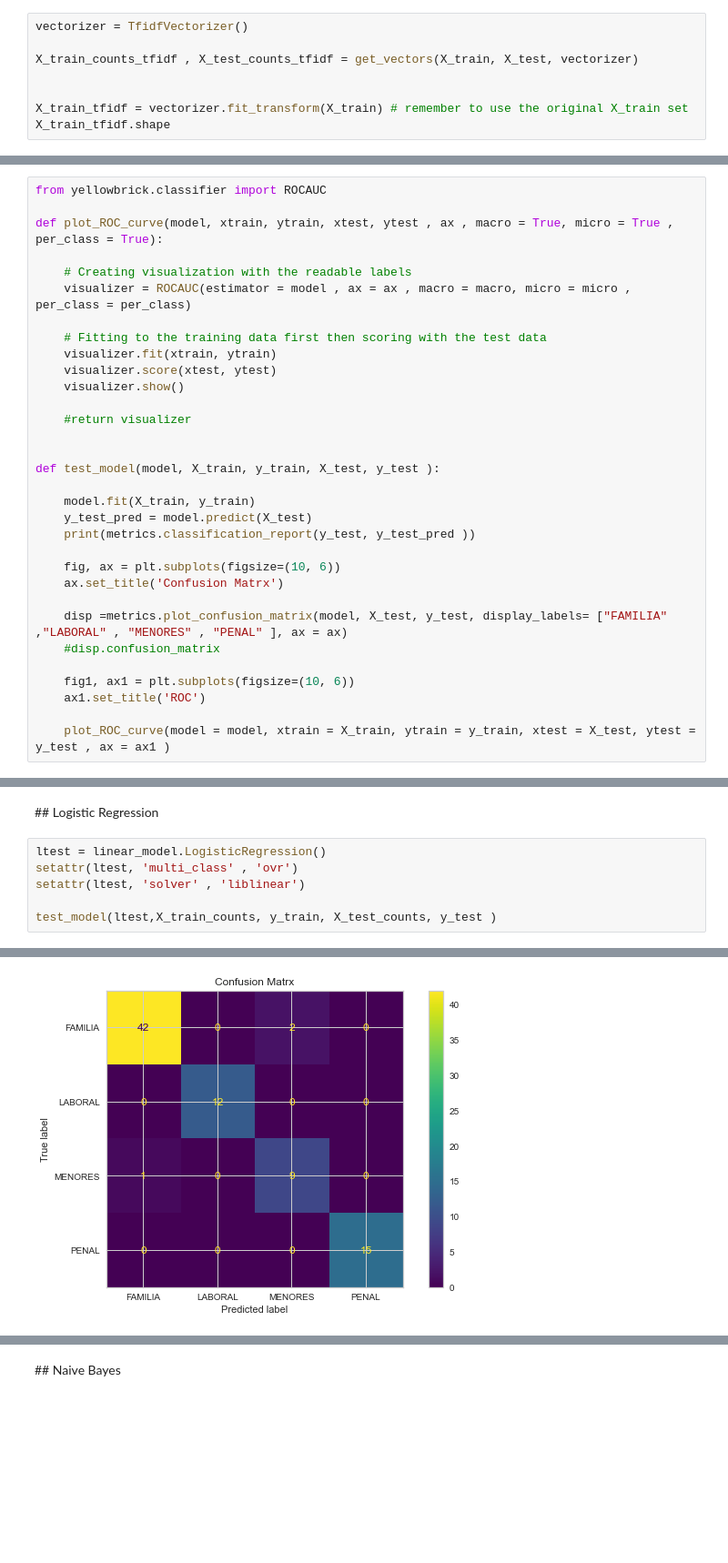
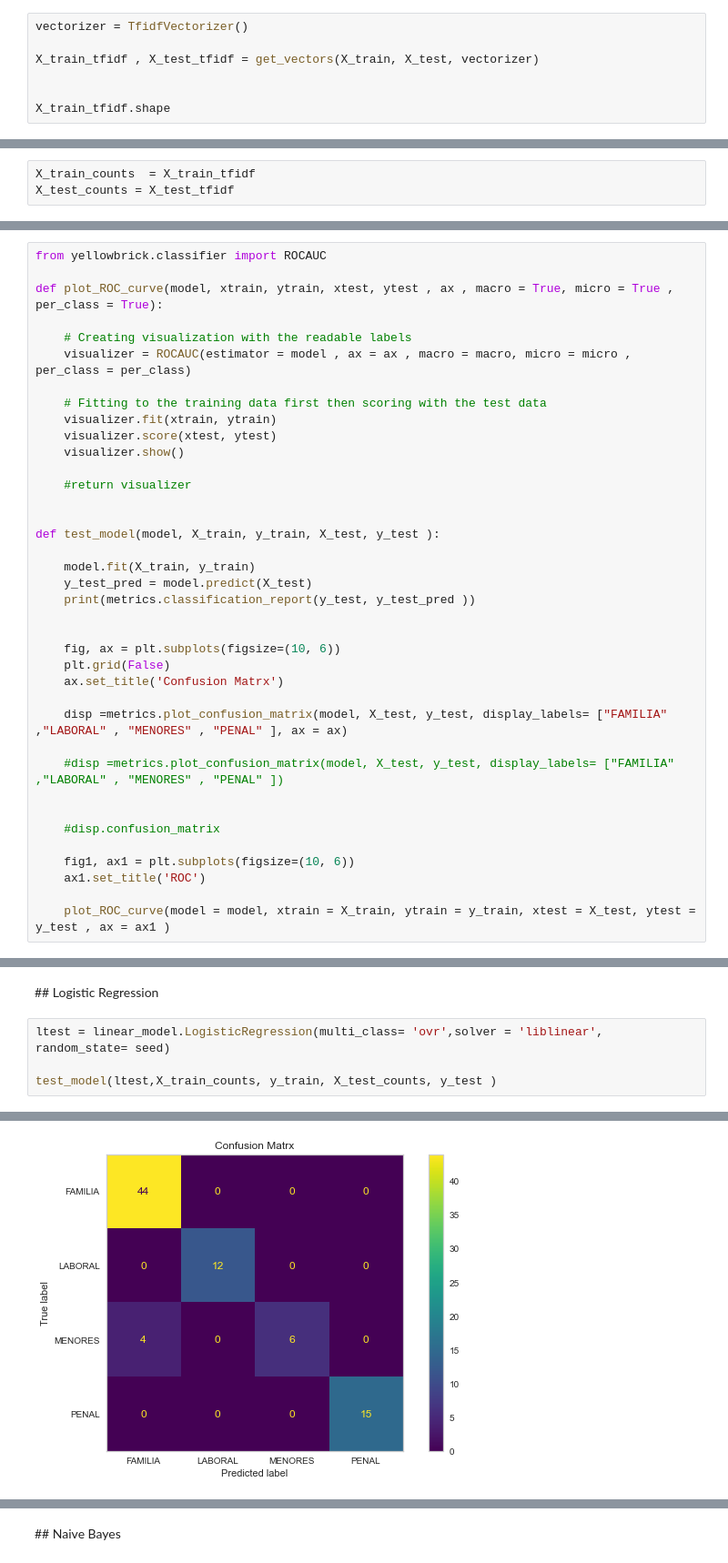
Before and after one commit to cgoviedo/Diplodatos, a Jupyter notebook: mentoria/Practico 3 - Introduccion al aprendizaje automatico.ipynb, the cells around one changed output, grey strips where cells are left out. Shown at 91% size. Cells and saved outputs as stored; diff of their text form; blank space fills up the shorter version.

```diff
--- a/mentoria/Practico 3 - Introduccion al aprendizaje automatico.ipynb
+++ b/mentoria/Practico 3 - Introduccion al aprendizaje automatico.ipynb
@@ -129,10 +129,9 @@ Notar que en IDF, cuando la cantidad de documentos que tienen la palabra, se ace
 # %%
 vectorizer = TfidfVectorizer()
 
-X_train_counts_tfidf , X_test_counts_tfidf = get_vectors(X_train, X_test, vectorizer)
+X_train_tfidf , X_test_tfidf = get_vectors(X_train, X_test, vectorizer)
 
 
-X_train_tfidf = vectorizer.fit_transform(X_train) # remember to use the original X_train set
 X_train_tfidf.shape
 # %% [output]
 (162, 15696)
@@ -151,0 +153,3 @@ Cantidad de documentos:81, Cantidad de dimensiones por documento: 15696
+# %%
+X_train_counts  = X_train_tfidf
+X_test_counts = X_test_tfidf
@@ -224,10 +231,16 @@ def test_model(model, X_train, y_train, X_test, y_test ):
     y_test_pred = model.predict(X_test)
     print(metrics.classification_report(y_test, y_test_pred ))
 
+
     fig, ax = plt.subplots(figsize=(10, 6))
+    plt.grid(False)
     ax.set_title('Confusion Matrx')
 
     disp =metrics.plot_confusion_matrix(model, X_test, y_test, display_labels= ["FAMILIA" ,"LABORAL" , "MENORES" , "PENAL" ], ax = ax)
+
+    #disp =metrics.plot_confusion_matrix(model, X_test, y_test, display_labels= ["FAMILIA" ,"LABORAL" , "MENORES" , "PENAL" ])
+
+
     #disp.confusion_matrix
 
     fig1, ax1 = plt.subplots(figsize=(10, 6))
@@ -237,9 +256,7 @@ def test_model(model, X_train, y_train, X_test, y_test ):
 # %% [markdown]
 ## Logistic Regression
 # %%
-ltest = linear_model.LogisticRegression()
-setattr(ltest, 'multi_class' , 'ovr')
-setattr(ltest, 'solver' , 'liblinear')
+ltest = linear_model.LogisticRegression(multi_class= 'ovr',solver = 'liblinear', random_state= seed)
 
 test_model(ltest,X_train_counts, y_train, X_test_counts, y_test )
 # %% [output]
@@ -256 +273 @@ Documentos/MENORES       0.82      0.90      0.86        10
-[figure, old version]
+[figure, new version]
```
Also changed, not shown: parts of 27 cells of this notebook.
